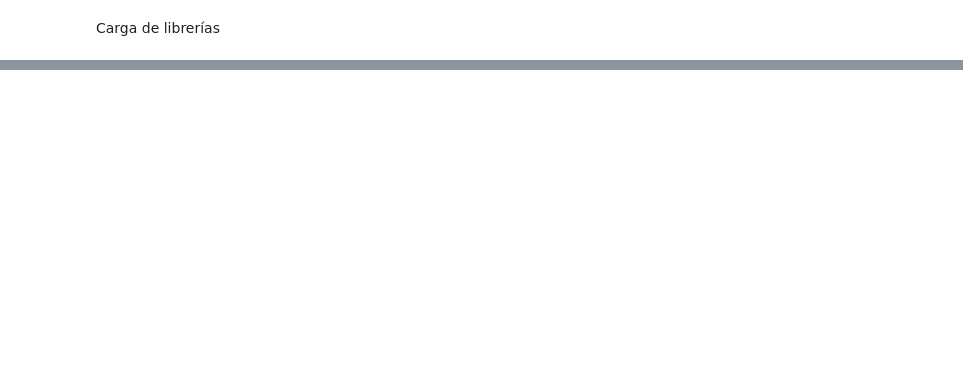
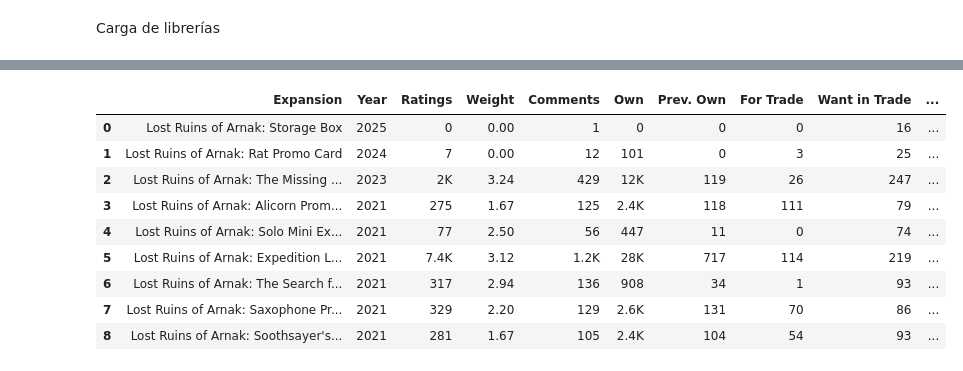
Before and after one commit to canistells/NLP, a Jupyter notebook: TP N°2 - Castells/PLN_TUIA_Castells_TP2.ipynb, the cells around one changed output, grey strips where cells are left out. Cells and saved outputs as stored; diff of their text form; code cells hidden in the pictures; blank space fills up the shorter version.

```diff
--- a/TP N°2 - Castells/PLN_TUIA_Castells_TP2.ipynb
+++ b/TP N°2 - Castells/PLN_TUIA_Castells_TP2.ipynb
@@ -46,0 +333,79 @@ Arquitectura Modelo Ejercicio 2
+# %%
+# Configuración de Chrome
+chrome_options = Options()
+chrome_options.add_argument('--headless')
+chrome_options.add_argument('--no-sandbox')
+chrome_options.add_argument('--disable-dev-shm-usage')
+
+# Ruta del driver
+service = Service('/usr/bin/chromedriver')
+
+# Inicializar el navegador
+driver = webdriver.Chrome(options=chrome_options)
+
+# URL de la página con las expansiones
+url = 'https://boardgamegeek.com/boardgame/312484/lost-ruins-of-arnak/expansions'
+driver.get(url)
+
+# Esperar hasta que los elementos dinámicos se carguen completamente
+wait = WebDriverWait(driver, 10)  # 10 segundos de espera máxima
+wait.until(EC.presence_of_all_elements_located((By.CSS_SELECTOR, '.media-body')))  # Espera a que aparezca el contenedor principal
+
+# Obtener el HTML actualizado después de la carga dinámica
+html = driver.page_source
+soup = BeautifulSoup(html, 'html.parser')
+
+# Buscar todas las expansiones
+expansions = soup.select('.media-body')  # Selecciona todas las expansiones
+
+# Crear una lista para almacenar los datos
+data = []
+
+# Extraer información de cada expansión
+for expansion in expansions:
+    # Nombre y año
+    name_element = expansion.find('h3', class_='summary-item-title')
+    if name_element:
+        name_text = name_element.text.strip()
+        name_match = re.match(r'^(.*?)(?:\((\d{4})\))?$', name_text)
+        name = name_match.group(1).strip() if name_match.group(1) else None
+        year = name_match.group(2) if name_match.group(2) else None
+    else:
+        name = None
+        year = None
+
+    # Stats de la expansión
+    stats_dict = {}
+    stats_items = expansion.select('ul li')  # Busca los stats dentro de <ul><li>
+    for stat in stats_items:
+        stat_name_element = stat.select_one('.outline-item-title')
+        stat_value_element = stat.select_one('.outline-item-description')
+        if stat_name_element and stat_value_element:
+            stat_name = stat_name_element.text.strip()
+            stat_value = stat_value_element.text.strip()
+            stats_dict[stat_name] = stat_value
+
+    # Agregar los datos a la lista
+    data.append({'Expansion': name, 'Year': year, **stats_dict})
+
+# Convertir a DataFrame
+expansiones = pd.DataFrame(data)
+
+# Mostrar el DataFrame
+#print(expansiones)
+
+# Cerrar el navegador
+driver.quit()
+
+expansiones
+# %% [output]
+|  | Expansion | Year | Ratings | Weight | Comments | Own | Prev. Own | For Trade | Want in Trade | ... |
+| 0 | Lost Ruins of Arnak: Storage Box | 2025 | 0 | 0.00 | 1 | 0 | 0 | 0 | 16 | ... |
+| 1 | Lost Ruins of Arnak: Rat Promo Card | 2024 | 7 | 0.00 | 12 | 101 | 0 | 3 | 25 | ... |
+| 2 | Lost Ruins of Arnak: The Missing ... | 2023 | 2K | 3.24 | 429 | 12K | 119 | 26 | 247 | ... |
+| 3 | Lost Ruins of Arnak: Alicorn Prom... | 2021 | 275 | 1.67 | 125 | 2.4K | 118 | 111 | 79 | ... |
+| 4 | Lost Ruins of Arnak: Solo Mini Ex... | 2021 | 77 | 2.50 | 56 | 447 | 11 | 0 | 74 | ... |
+| 5 | Lost Ruins of Arnak: Expedition L... | 2021 | 7.4K | 3.12 | 1.2K | 28K | 717 | 114 | 219 | ... |
+| 6 | Lost Ruins of Arnak: The Search f... | 2021 | 317 | 2.94 | 136 | 908 | 34 | 1 | 93 | ... |
+| 7 | Lost Ruins of Arnak: Saxophone Pr... | 2021 | 329 | 2.20 | 129 | 2.6K | 131 | 70 | 86 | ... |
+| 8 | Lost Ruins of Arnak: Soothsayer's... | 2021 | 281 | 1.67 | 105 | 2.4K | 104 | 54 | 93 | ... |
```
Also changed, not shown: parts of 73 cells of this notebook.
